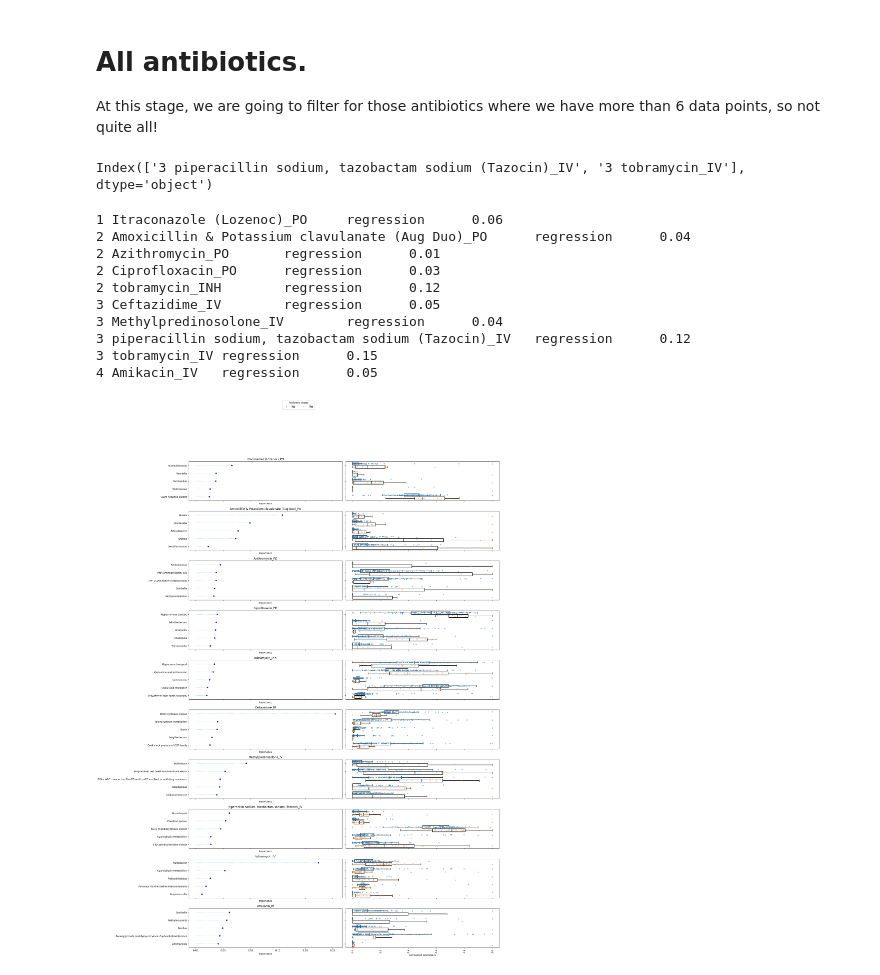
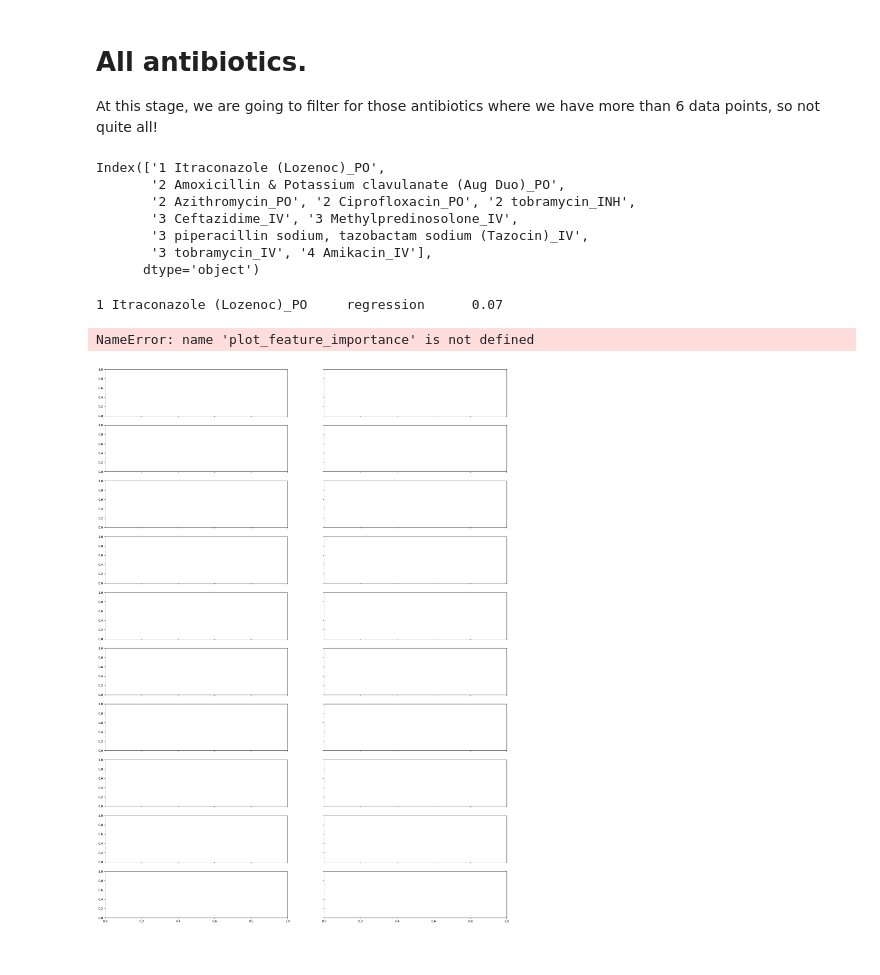
Before and after one commit to linsalrob/CF_2024, a Jupyter notebook: Jupyter/Antibiotics Machine Learning.ipynb, the cells around one changed output. Saved outputs shown, nothing was run; the diff lists cells and outputs as text; code cells hidden in the pictures.

```diff
--- a/Jupyter/Antibiotics Machine Learning.ipynb
+++ b/Jupyter/Antibiotics Machine Learning.ipynb
@@ -67,19 +67,17 @@ df, metadata = cf_analysis_lib.read_the_data(sequence_type, datadir, sslevel='su
 # this approach uses an inner join to ensure that we have the same 'interesting column' (intcol)
 # data in the same order as the data frame
 intcol = '3 tobramycin_IV'
-merged_df = df.join(metadata[[intcol]])
+merged_df = df.join(metadata[[intcol]]).dropna()
 
 # this data set models all bacteria
 X = merged_df.drop(intcol, axis=1)
 y = merged_df[intcol]
 
-y = y.fillna(y.mean())
-
 if metadata[intcol].dtype == 'object':
-  mse, feature_importances_sorted = cf_analysis_lib.random_forest_classifier(X, y)
+  mse, feature_importances_sorted = cf_analysis_lib.random_forest_classifier(X, y, n_estimators=100)
   met = 'classification'
 else:
-  mse, feature_importances_sorted = cf_analysis_lib.random_forest_regression(X, y)
+  mse, feature_importances_sorted = cf_analysis_lib.random_forest_regression(X, y, n_estimators=100)
   met = 'regression'
 
 
@@ -185,10 +155,21 @@ feature_importances_sorted
 At this stage, we are going to filter for those antibiotics where we have more than 6 data points, so not quite all!
 # %%
 antibiotics = ['1 Cephalexin_PO', '1 Flucloaxcillin_PO', '1 Itraconazole (Lozenoc)_PO', '1 Sulfamethoxazole_trimethoprim (Bactrim)_PO', '2 Amikacin_INH', '2 Amoxicillin & Potassium clavulanate (Aug Duo)_PO', '2 Amphotericin B (Ambisome)_INH', '2 Azithromycin_PO', '2 Ceftazidime_INH', '2 Ciprofloxacin_PO', '2 Clarithromycin_PO', '2 Clofazimine PO', '2 Colistin_IHN', '2 prednisolone_PO', '2 tobramycin_INH', '3 Azithromycin_IV', '3 Aztreonam_IV', '3 Cefopime_IV', '3 Ceftazidime_IV', '3 Imipenem', '3 Ivacaftor (Kalydeco)', '3 Meropenem_IV', '3 Methylpredinosolone_IV', '3 Omalizumab_SC', '3 piperacillin sodium, tazobactam sodium (Tazocin)_IV', '3 tobramycin_IV', '4 Amikacin_IV', '4 Cefoxitin_IV', '4 Colistin_IV']
-antibiotic_counts = metadata[antibiotics].sum(axis=0)
-antibiotic_counts[antibiotic_counts > 20].index
+
+mda = metadata.copy()
+mda[antibiotics] = mda[antibiotics].apply(pd.to_numeric, errors='coerce')
+mda[antibiotics] = mda[antibiotics].fillna(0).astype(int)
+
+antibiotic_counts = mda[antibiotics].sum(axis=0)
+antibiotic_counts[antibiotic_counts > 6].index
 # %% [output]
-Index(['3 piperacillin sodium, tazobactam sodium (Tazocin)_IV', '3 tobramycin_IV'], dtype='object')
+Index(['1 Itraconazole (Lozenoc)_PO',
+       '2 Amoxicillin & Potassium clavulanate (Aug Duo)_PO',
+       '2 Azithromycin_PO', '2 Ciprofloxacin_PO', '2 tobramycin_INH',
+       '3 Ceftazidime_IV', '3 Methylpredinosolone_IV',
+       '3 piperacillin sodium, tazobactam sodium (Tazocin)_IV',
+       '3 tobramycin_IV', '4 Amikacin_IV'],
+      dtype='object')
 # %%
 # this approach uses an inner join to ensure that we have the same 'interesting column' (intcol)
 # data in the same order as the data frame
@@ -199,52 +180,42 @@ replace_index = re.compile(r'^\d+\s+')
 
 fig, axes = plt.subplots(figsize=(24,33), nrows=numsamples, ncols=2, sharey='row', sharex='col')
 for rownum, intcol in enumerate(antibiotic_counts[antibiotic_counts > minab].index):
-    merged_df = df.join(metadata[[intcol]])
+    merged_df = df.join(metadata[[intcol]]).dropna()
     X = merged_df.drop(intcol, axis=1)
     y = merged_df[intcol]
 
-    y = y.fillna(y.mean())
-
     if metadata[intcol].dtype == 'object':
-      mse, feature_importances_sorted = random_forest_classifier(X, y)
+      mse, feature_importances_sorted = cf_analysis_lib.random_forest_classifier(X, y)
       met = 'classification'
     else:
-      mse, feature_importances_sorted = random_forest_regression(X, y)
+      mse, feature_importances_sorted = cf_analysis_lib.random_forest_regression(X, y)
       met = 'regression'
 
     print(f"{intcol}\t{met}\t{mse:.2f}")
 
     n = 5
     topN = list(feature_importances_sorted[:n].index)+[intcol]
 
 
     #title=f"Plot of top {n} normalised measures that are important to distinguish '{intcol}' usage"
 
     plot_feature_importance(axes[rownum, 0], feature_importances_sorted[:n][::-1], replace_index.sub('', intcol))
     plot_feature_abundance(axes[rownum, 1], merged_df[topN][::-1], intcol, "")
 
 custom_labels = {0: 'No', 1: 'Yes'}
 handles, labels = axes[0,1].get_legend_handles_labels()  # Get one set of handles and labels
 updated_labels = [custom_labels[int(label)] for label in labels]
 
 for ax in axes.flat:
     if ax.get_legend() is not None:  # Check if legend exists
         ax.get_legend().remove()
 
 plt.xticks(rotation=90)
 fig.legend(handles, updated_labels, loc='upper center', ncol=2, fontsize=12, title='Antibiotic Usage')
 plt.tight_layout(rect=[0, 0, 1, 0.9])
 plt.savefig('img/ab_usage.png')
 plt.show()
 # %% [output]
-1 Itraconazole (Lozenoc)_PO     regression      0.06
-2 Amoxicillin & Potassium clavulanate (Aug Duo)_PO      regression      0.04
-2 Azithromycin_PO       regression      0.01
-2 Ciprofloxacin_PO      regression      0.03
-2 tobramycin_INH        regression      0.12
-3 Ceftazidime_IV        regression      0.05
-3 Methylpredinosolone_IV        regression      0.04
-3 piperacillin sodium, tazobactam sodium (Tazocin)_IV   regression      0.12
-3 tobramycin_IV regression      0.15
-4 Amikacin_IV   regression      0.05
+1 Itraconazole (Lozenoc)_PO     regression      0.07
+NameError: name 'plot_feature_importance' is not defined
-[figure, old version]
+[figure, new version]
```
Also changed, not shown: parts of 6 cells of this notebook.
